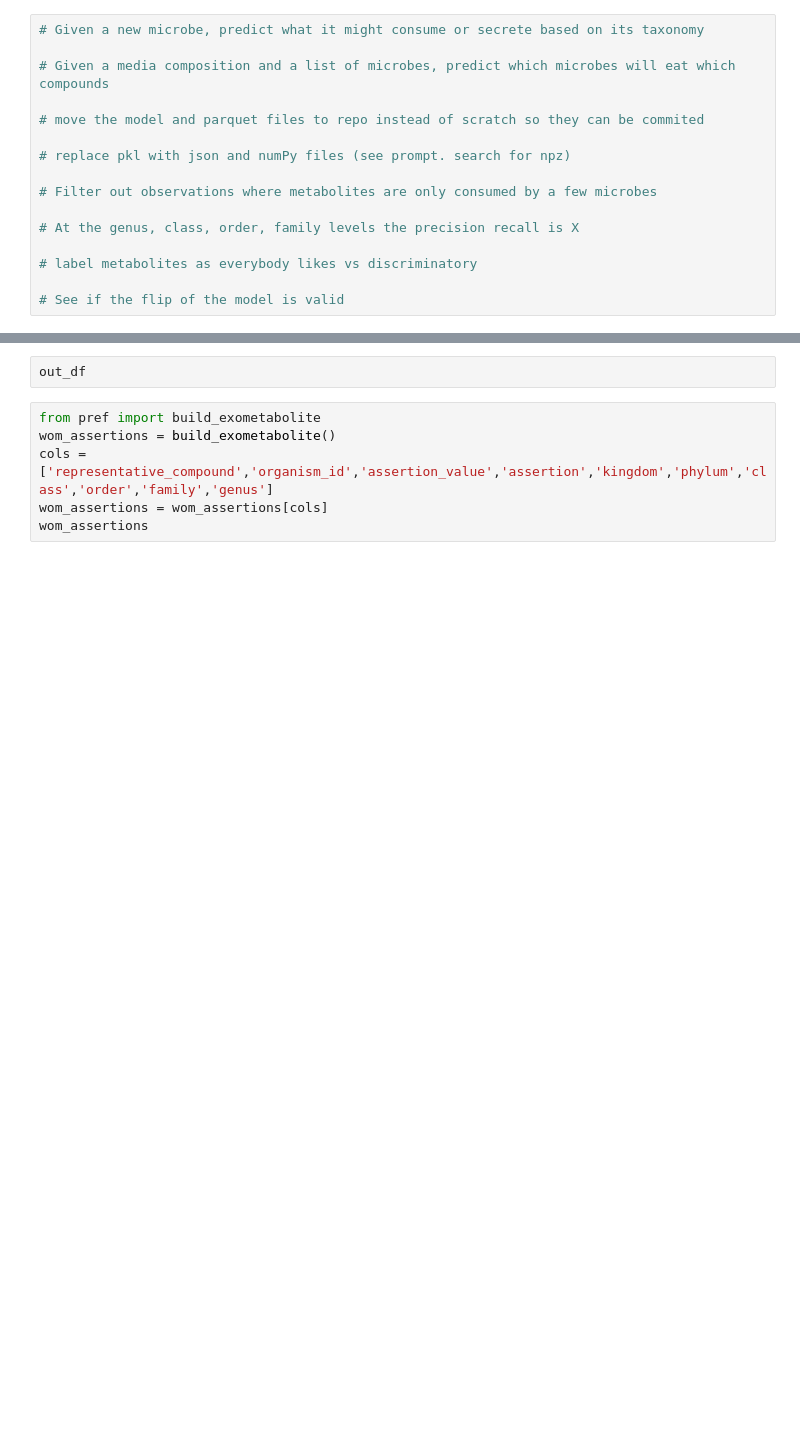
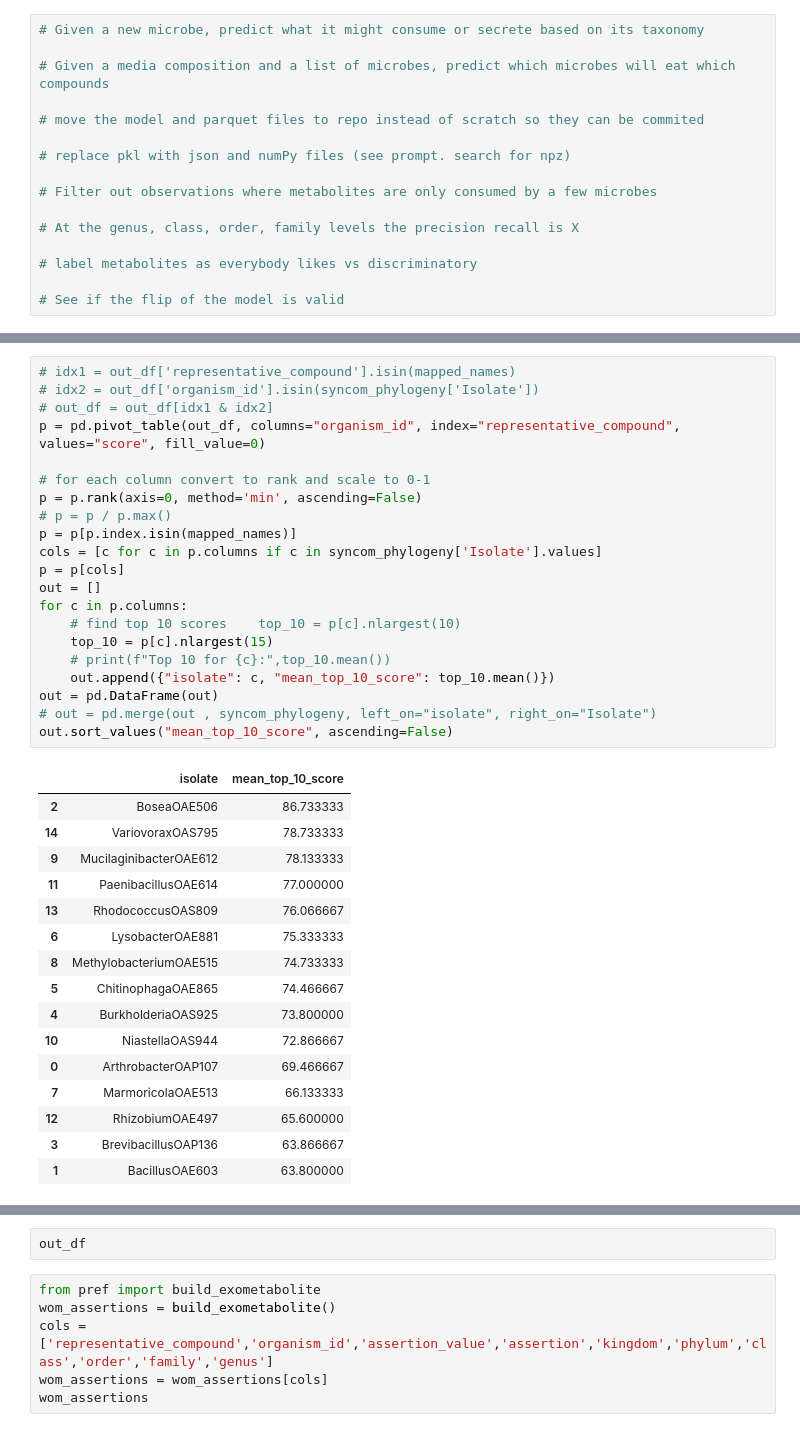
Before and after one commit to northenlab/webofmicrobes, a Jupyter notebook: wom/extrapolate_model.ipynb, the cells around one changed output, grey strips where cells are left out. Cells and saved outputs as stored; diff of their text form; blank space fills up the shorter version.

```diff
--- a/wom/extrapolate_model.ipynb
+++ b/wom/extrapolate_model.ipynb
@@ -16,0 +165,38 @@
+# %%
+# idx1 = out_df['representative_compound'].isin(mapped_names)
+# idx2 = out_df['organism_id'].isin(syncom_phylogeny['Isolate'])
+# out_df = out_df[idx1 & idx2]
+p = pd.pivot_table(out_df, columns="organism_id", index="representative_compound", values="score", fill_value=0)
+
+# for each column convert to rank and scale to 0-1
+p = p.rank(axis=0, method='min', ascending=False)
+# p = p / p.max()
+p = p[p.index.isin(mapped_names)]
+cols = [c for c in p.columns if c in syncom_phylogeny['Isolate'].values]
+p = p[cols]
+out = []
+for c in p.columns:
+    # find top 10 scores    top_10 = p[c].nlargest(10)
+    top_10 = p[c].nlargest(15)
+    # print(f"Top 10 for {c}:",top_10.mean())
+    out.append({"isolate": c, "mean_top_10_score": top_10.mean()})
+out = pd.DataFrame(out)
+# out = pd.merge(out , syncom_phylogeny, left_on="isolate", right_on="Isolate")
+out.sort_values("mean_top_10_score", ascending=False)
+# %% [output]
+|  | isolate | mean_top_10_score |
+| 2 | BoseaOAE506 | 86.733333 |
+| 14 | VariovoraxOAS795 | 78.733333 |
+| 9 | MucilaginibacterOAE612 | 78.133333 |
+| 11 | PaenibacillusOAE614 | 77.000000 |
+| 13 | RhodococcusOAS809 | 76.066667 |
+| 6 | LysobacterOAE881 | 75.333333 |
+| 8 | MethylobacteriumOAE515 | 74.733333 |
+| 5 | ChitinophagaOAE865 | 74.466667 |
+| 4 | BurkholderiaOAS925 | 73.800000 |
+| 10 | NiastellaOAS944 | 72.866667 |
+| 0 | ArthrobacterOAP107 | 69.466667 |
+| 7 | MarmoricolaOAE513 | 66.133333 |
+| 12 | RhizobiumOAE497 | 65.600000 |
+| 3 | BrevibacillusOAP136 | 63.866667 |
+| 1 | BacillusOAE603 | 63.800000 |
```
Also changed, not shown: parts of 8 cells of this notebook, 46 other files.
